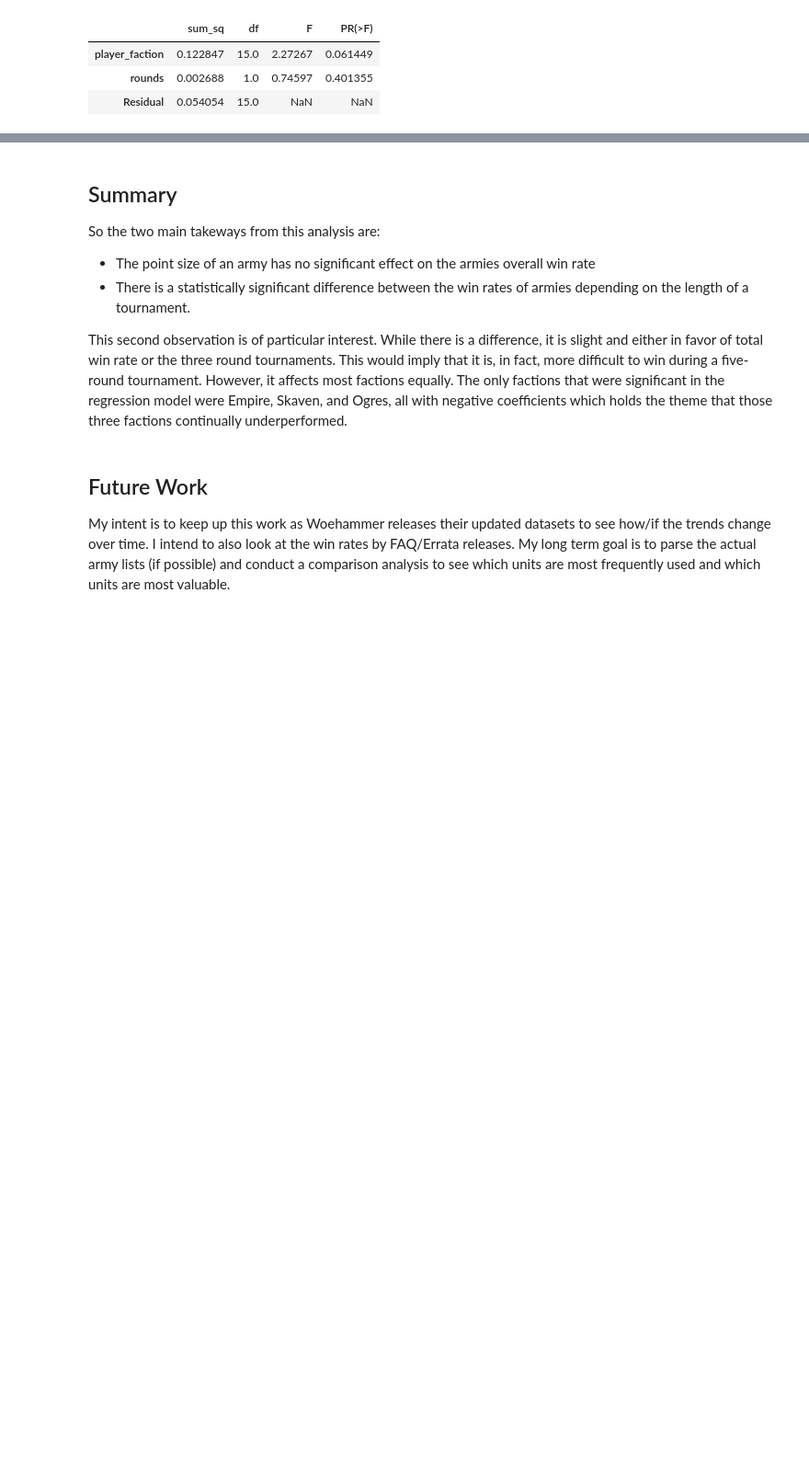
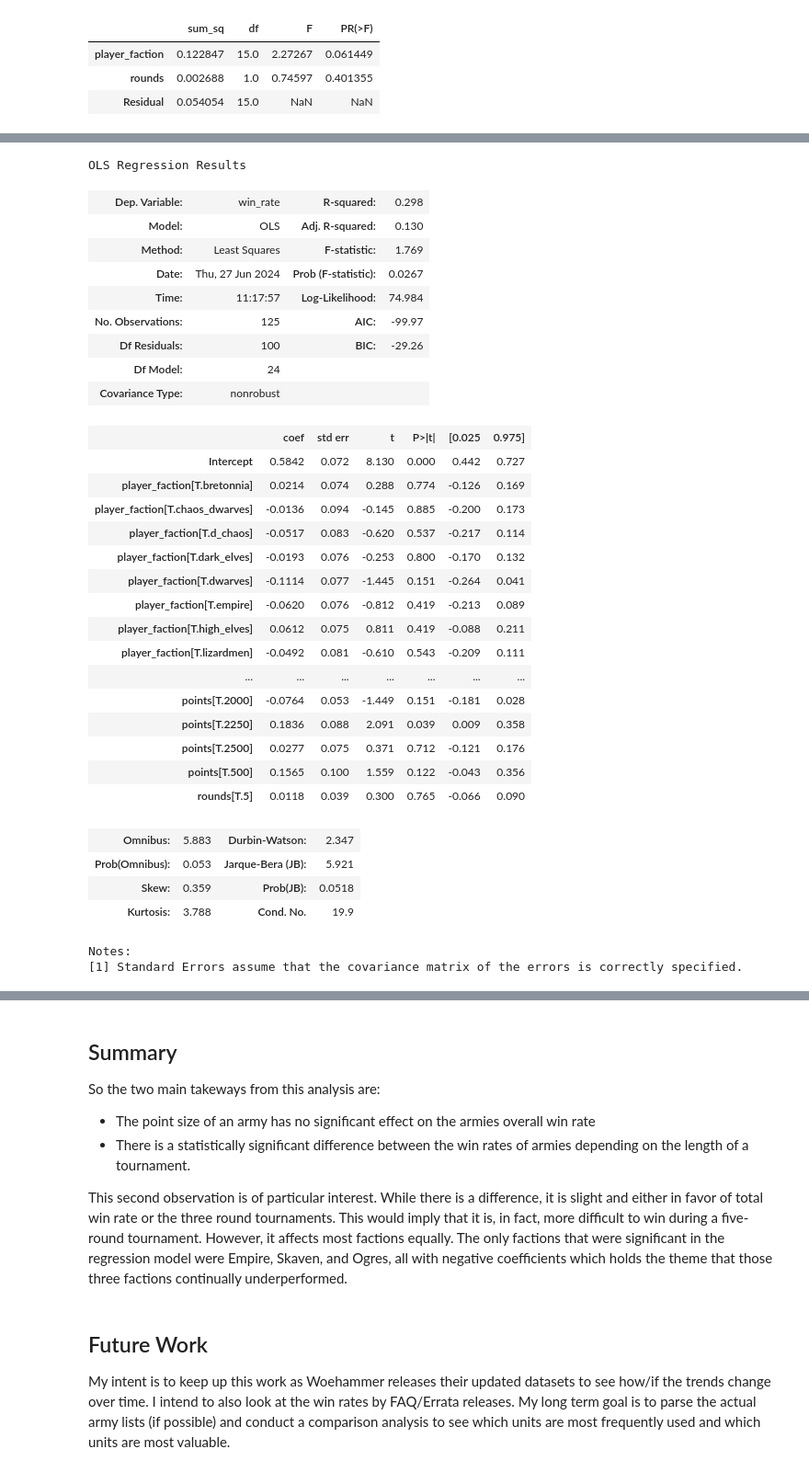
Before and after one commit to jacoblundeen/tow_analysis, a Jupyter notebook: tow_analysis.ipynb, the cells around one changed output, grey strips where cells are left out. Shown at 92% size. Cells and saved outputs as stored; diff of their text form; code cells hidden in the pictures; blank space fills up the shorter version.

```diff
--- a/tow_analysis.ipynb
+++ b/tow_analysis.ipynb
@@ -362,0 +453,9 @@ The pairwise test shows that there is a statistically significant difference bet
+# %%
+tow_all_wr = player_db.groupby(['player_faction', 'points', 'rounds'])['opponent_faction'].count().reset_index()
+tow_all_wins = player_db.query("result != 0.0").groupby(['player_faction', 'points', 'rounds'])['result'].sum().reset_index()
+tow_all_wr = tow_all_wr.merge(tow_all_wins, left_on=['player_faction', 'points', 'rounds'], right_on=['player_faction', 'points', 'rounds'], how='left')
+tow_all_wr.rename(columns={'opponent_faction':'games_played', 'result':'wins'}, inplace=True)
+tow_all_wr['win_rate'] = tow_all_wr['wins'] / tow_all_wr['games_played']
+tow_all_wr['rounds'] = tow_all_wr['rounds'].astype(str)
+tow_all_wr['points'] = tow_all_wr['points'].astype(str)
+tow_all_wr
@@ -362,0 +476,37 @@ The pairwise test shows that there is a statistically significant difference bet
+# %%
+all_formula = "win_rate ~ player_faction + points + rounds"
+all_model = smf.ols(all_formula, tow_all_wr.query("rounds != '1'")).fit()
+all_model.summary()
+# %% [output]
+OLS Regression Results
+| Dep. Variable: | win_rate | R-squared: | 0.298 |
+| Model: | OLS | Adj. R-squared: | 0.130 |
+| Method: | Least Squares | F-statistic: | 1.769 |
+| Date: | Thu, 27 Jun 2024 | Prob (F-statistic): | 0.0267 |
+| Time: | 11:17:57 | Log-Likelihood: | 74.984 |
+| No. Observations: | 125 | AIC: | -99.97 |
+| Df Residuals: | 100 | BIC: | -29.26 |
+| Df Model: | 24 |  |  |
+| Covariance Type: | nonrobust |  |  |
+|  | coef | std err | t | P>|t| | [0.025 | 0.975] |
+| Intercept | 0.5842 | 0.072 | 8.130 | 0.000 | 0.442 | 0.727 |
+| player_faction[T.bretonnia] | 0.0214 | 0.074 | 0.288 | 0.774 | -0.126 | 0.169 |
+| player_faction[T.chaos_dwarves] | -0.0136 | 0.094 | -0.145 | 0.885 | -0.200 | 0.173 |
+| player_faction[T.d_chaos] | -0.0517 | 0.083 | -0.620 | 0.537 | -0.217 | 0.114 |
+| player_faction[T.dark_elves] | -0.0193 | 0.076 | -0.253 | 0.800 | -0.170 | 0.132 |
+| player_faction[T.dwarves] | -0.1114 | 0.077 | -1.445 | 0.151 | -0.264 | 0.041 |
+| player_faction[T.empire] | -0.0620 | 0.076 | -0.812 | 0.419 | -0.213 | 0.089 |
+| player_faction[T.high_elves] | 0.0612 | 0.075 | 0.811 | 0.419 | -0.088 | 0.211 |
+| player_faction[T.lizardmen] | -0.0492 | 0.081 | -0.610 | 0.543 | -0.209 | 0.111 |
+| ... | ... | ... | ... | ... | ... | ... |
+| points[T.2000] | -0.0764 | 0.053 | -1.449 | 0.151 | -0.181 | 0.028 |
+| points[T.2250] | 0.1836 | 0.088 | 2.091 | 0.039 | 0.009 | 0.358 |
+| points[T.2500] | 0.0277 | 0.075 | 0.371 | 0.712 | -0.121 | 0.176 |
+| points[T.500] | 0.1565 | 0.100 | 1.559 | 0.122 | -0.043 | 0.356 |
+| rounds[T.5] | 0.0118 | 0.039 | 0.300 | 0.765 | -0.066 | 0.090 |
+| Omnibus: | 5.883 | Durbin-Watson: | 2.347 |
+| Prob(Omnibus): | 0.053 | Jarque-Bera (JB): | 5.921 |
+| Skew: | 0.359 | Prob(JB): | 0.0518 |
+| Kurtosis: | 3.788 | Cond. No. | 19.9 |
+Notes:
+[1] Standard Errors assume that the covariance matrix of the errors is correctly specified.
```
Also changed, not shown: parts of 17 cells of this notebook.
